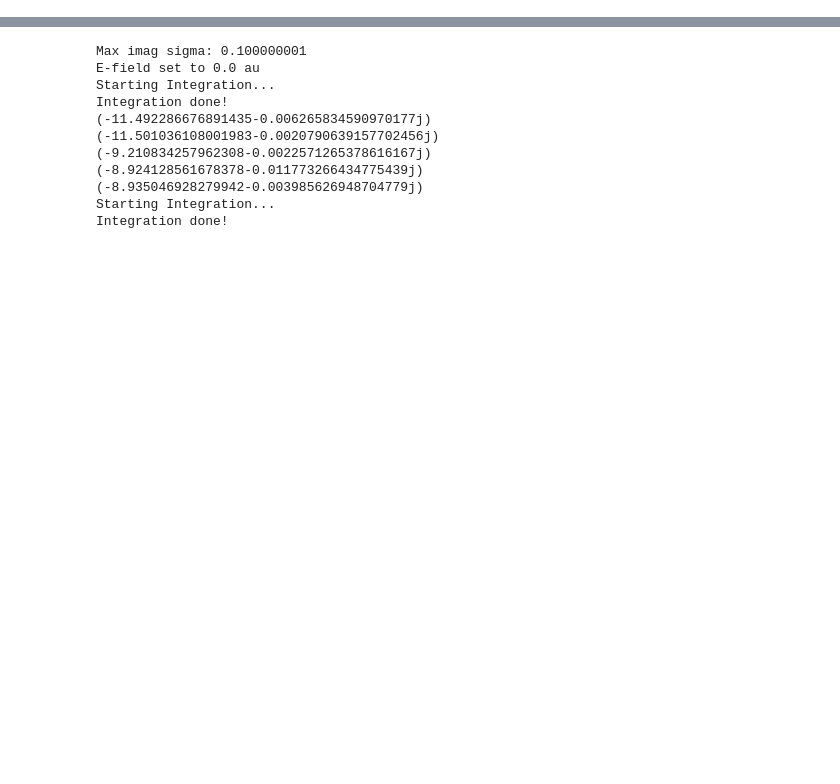
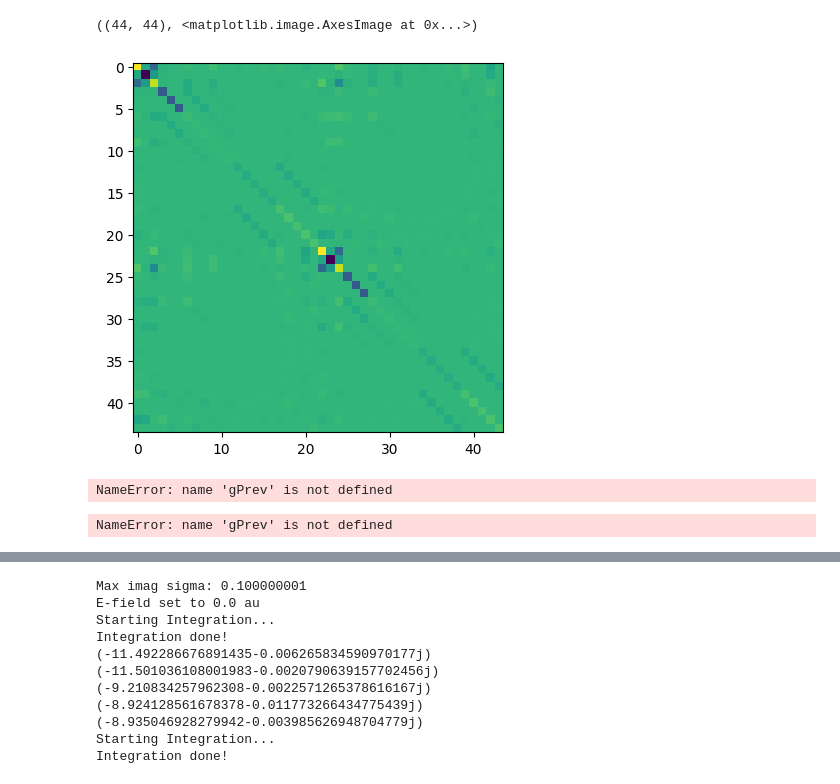
Before and after one commit to wliverno/GauNEGF, a Jupyter notebook: NEGF Tester.ipynb, the cells around one changed output, grey strips where cells are left out. Saved outputs shown, nothing was run; the diff lists cells and outputs as text; code cells hidden in the pictures; blank space fills up the shorter version.

Commit message:
Added surfGreen.py which has an object for keep track of energy dependent sigma values

```diff
--- a/NEGF Tester.ipynb
+++ b/NEGF Tester.ipynb
@@ -5,3 +5,31 @@ from matTools import *
 from scf2 import NEGF
 from matplotlib import pyplot as plt
 from scipy import io
+from scipy.linalg import fractional_matrix_power
+
+from gauopen import QCOpMat as qco
+from gauopen import QCBinAr as qcb
+from gauopen import QCUtil as qcu
+
+hartree_to_eV = 27.211386
+# %%
+bar = qcb.BinAr(debug=False,lenint=8,inputfile="AuNanowirePeriodic.gjf")
+bar.update(model='b3pw91', basis='lanl2dz', toutput='out.log', dofock="scf", miscroute="pbc=gammaonly")
+S = np.asmatrix(bar.matlist['OVERLAP'].expand())
+F = np.asmatrix(bar.matlist['ALPHA FOCK MATRIX'].expand())
+X = np.asmatrix(fractional_matrix_power(S, -0.5))
+H = np.real(X*F*X*hartree_to_eV)
+H.shape, plt.imshow(H)
+# %% [output]
+((44, 44), <matplotlib.image.AxesImage at 0x...>)
+[figure, added]
+# %%
+from surfGreen import surfG
+contactInds = np.arange(0, 22)
+onsiteInds = np.arange(22, 44)
+alpha = H[np.ix_(contactInds, contactInds)]
+beta = H[np.ix_(contactInds, onsiteInds)]
+s = surfG(F, S, [contactInds, onsiteInds], [alpha, alpha.getH()], [beta, beta.getH()])
+s.sigmaTot(-5.1)
+# %% [output]
+NameError: name 'gPrev' is not defined
@@ -7,0 +40,17 @@ from scipy import io
+# %%
+sig = s.sigmaTot(-5.1);
+Fbar = X*(F*27.211386 + sig)*X
+GamBar1 = X*((sig - sig.getH())*1j)*X
+D,V = LA.eig(np.asmatrix(Fbar))
+D = np.asmatrix(D).T
+
+E1 = -9
+E2 = -7.4
+dE = 0.1
+
+P1 = np.real(density(V,D,GamBar1, E1, E2))
+#P2 = s.densityGrid(E1, E2, dE/10)
+P2 = s.densityComplex(E1, E2, dE, True)
+P3 = s.densityComplex(E1, E2, dE)
+# %% [output]
+NameError: name 'gPrev' is not defined
```
Also changed, not shown: parts of 8 cells of this notebook, 2 other files.
